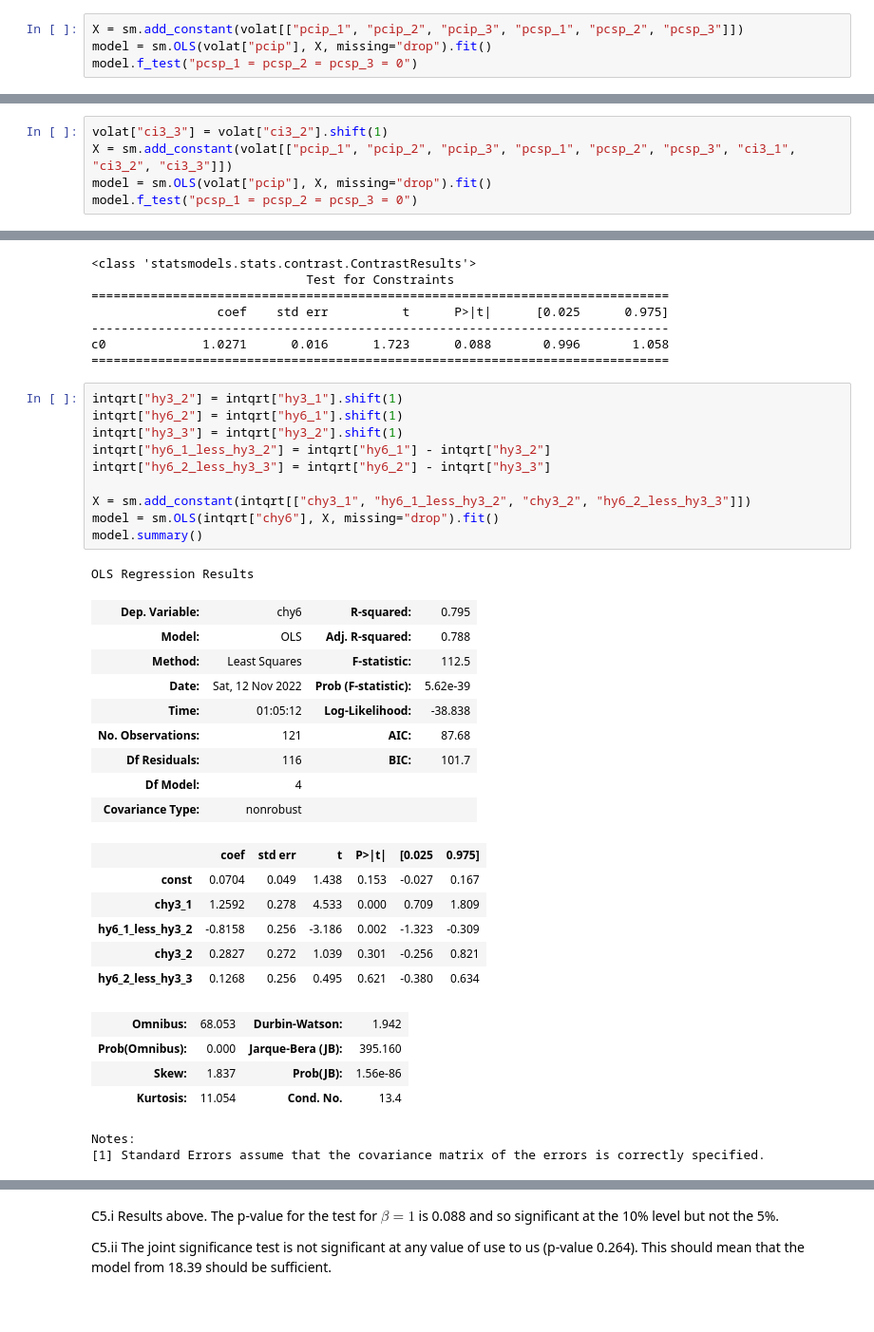
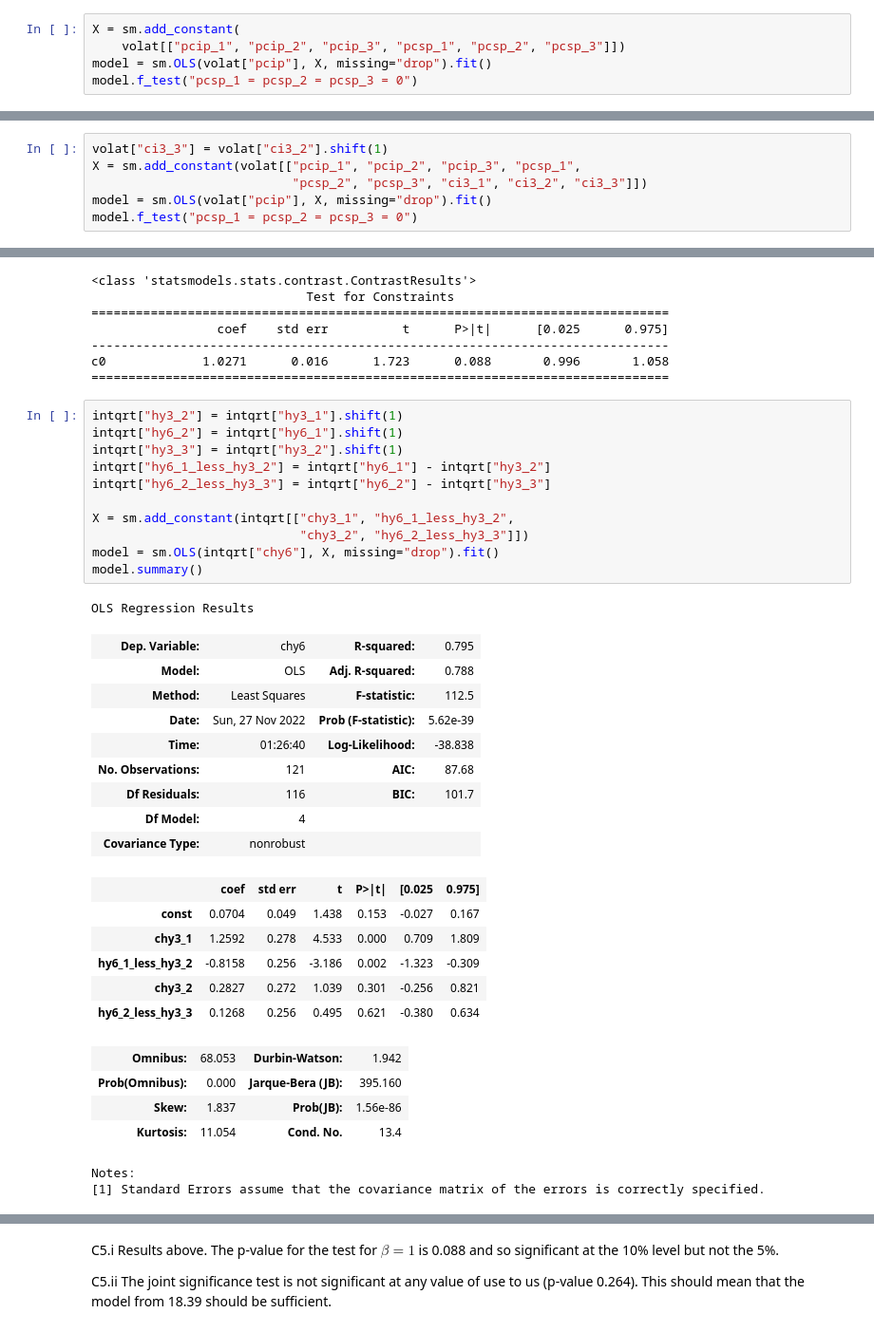
Before and after one commit to systemchalk/wooldridge_workbook, a Jupyter notebook: ch18.ipynb, the cells around one changed output, grey strips where cells are left out. Shown at 95% size. Cells and saved outputs as stored; diff of their text form.

```diff
--- a/ch18.ipynb
+++ b/ch18.ipynb
@@ -195,7 +196,8 @@ OLS Regression Results
 Notes:
 [1] Standard Errors assume that the covariance matrix of the errors is correctly specified.
 # %%
-X = sm.add_constant(volat[["pcip_1", "pcip_2", "pcip_3", "pcsp_1", "pcsp_2", "pcsp_3"]])
+X = sm.add_constant(
+    volat[["pcip_1", "pcip_2", "pcip_3", "pcsp_1", "pcsp_2", "pcsp_3"]])
 model = sm.OLS(volat["pcip"], X, missing="drop").fit()
 model.f_test("pcsp_1 = pcsp_2 = pcsp_3 = 0")
 # %% [output]
@@ -204,6 +206,7 @@ model.f_test("pcsp_1 = pcsp_2 = pcsp_3 = 0")
 # %%
 volat["ci3_3"] = volat["ci3_2"].shift(1)
-X = sm.add_constant(volat[["pcip_1", "pcip_2", "pcip_3", "pcsp_1", "pcsp_2", "pcsp_3", "ci3_1", "ci3_2", "ci3_3"]])
+X = sm.add_constant(volat[["pcip_1", "pcip_2", "pcip_3", "pcsp_1",
+                           "pcsp_2", "pcsp_3", "ci3_1", "ci3_2", "ci3_3"]])
 model = sm.OLS(volat["pcip"], X, missing="drop").fit()
 model.f_test("pcsp_1 = pcsp_2 = pcsp_3 = 0")
 # %% [output]
@@ -293,20 +296,21 @@ c0             1.0271      0.016      1.723      0.088       0.996       1.058
 # %%
 intqrt["hy3_2"] = intqrt["hy3_1"].shift(1)
 intqrt["hy6_2"] = intqrt["hy6_1"].shift(1)
 intqrt["hy3_3"] = intqrt["hy3_2"].shift(1)
 intqrt["hy6_1_less_hy3_2"] = intqrt["hy6_1"] - intqrt["hy3_2"]
 intqrt["hy6_2_less_hy3_3"] = intqrt["hy6_2"] - intqrt["hy3_3"]
 
-X = sm.add_constant(intqrt[["chy3_1", "hy6_1_less_hy3_2", "chy3_2", "hy6_2_less_hy3_3"]])
+X = sm.add_constant(intqrt[["chy3_1", "hy6_1_less_hy3_2",
+                            "chy3_2", "hy6_2_less_hy3_3"]])
 model = sm.OLS(intqrt["chy6"], X, missing="drop").fit()
 model.summary()
 # %% [output]
 OLS Regression Results
 | Dep. Variable: | chy6 | R-squared: | 0.795 |
 | Model: | OLS | Adj. R-squared: | 0.788 |
 | Method: | Least Squares | F-statistic: | 112.5 |
-| Date: | Sat, 12 Nov 2022 | Prob (F-statistic): | 5.62e-39 |
-| Time: | 01:05:12 | Log-Likelihood: | -38.838 |
+| Date: | Sun, 27 Nov 2022 | Prob (F-statistic): | 5.62e-39 |
+| Time: | 01:26:40 | Log-Likelihood: | -38.838 |
 | No. Observations: | 121 | AIC: | 87.68 |
 | Df Residuals: | 116 | BIC: | 101.7 |
 | Df Model: | 4 |  |  |
```
Also changed, not shown: parts of 28 cells of this notebook.
